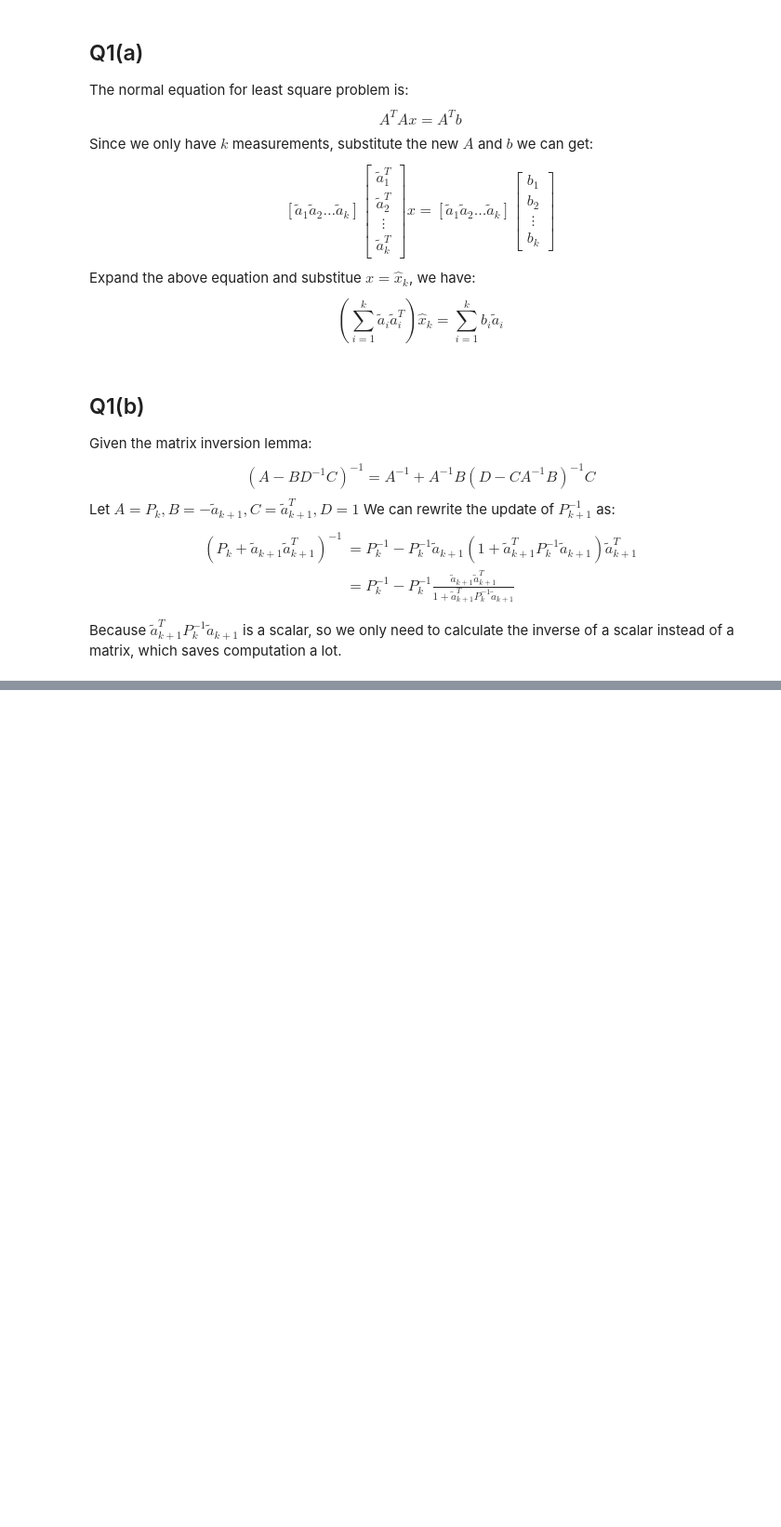
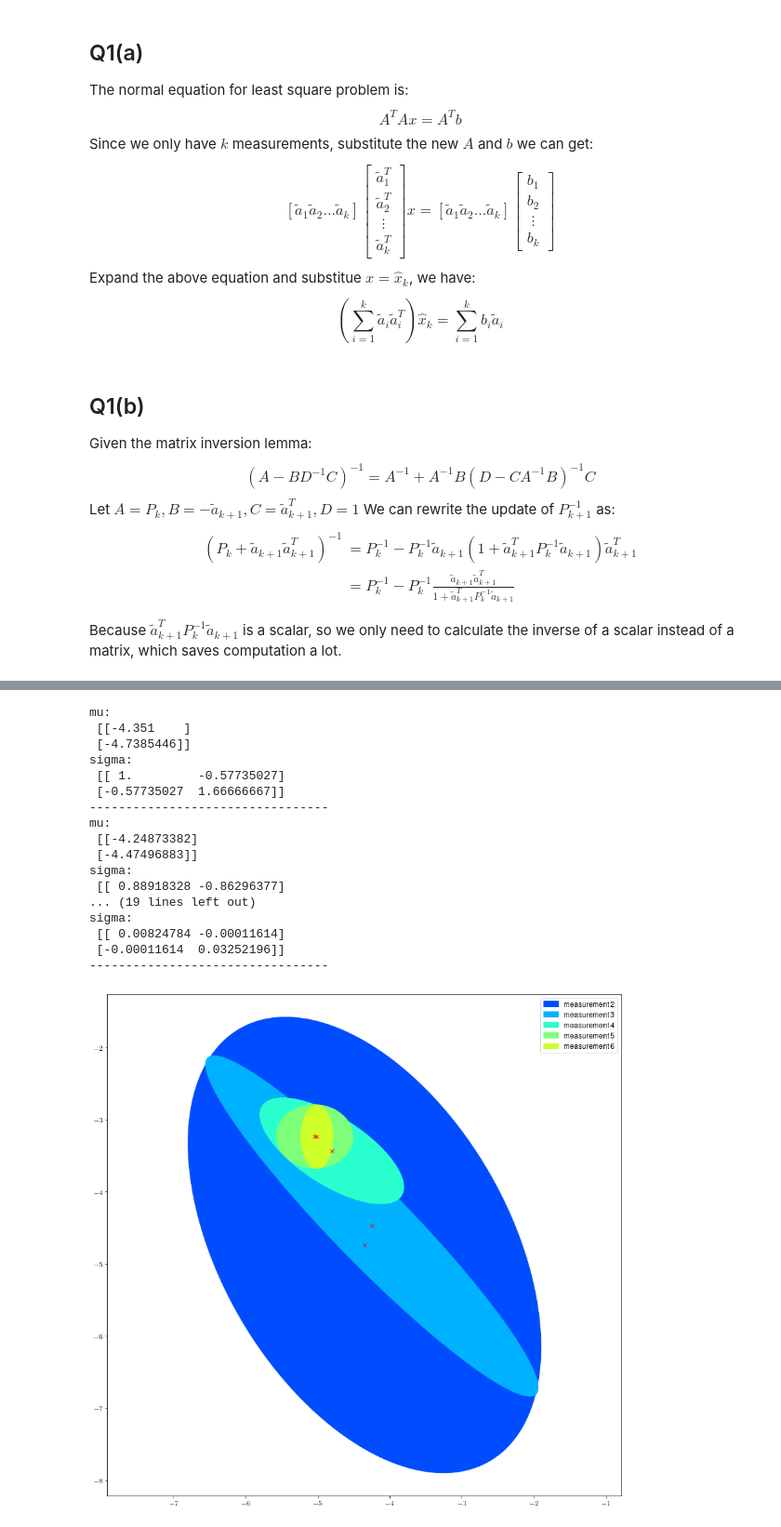
Before and after one commit to luorui93/ME7247, a Jupyter notebook: Homework_3.ipynb, the cells around one changed output, grey strips where cells are left out. Shown: that part at 93% size. Saved outputs shown, nothing was run; the diff lists cells and outputs as text; code cells hidden in the pictures; blank space fills up the shorter version.

```diff
--- a/Homework_3.ipynb
+++ b/Homework_3.ipynb
@@ -1,14 +1,15 @@
 # %%
 import numpy as np
 import matplotlib.pyplot as plt
-from scipy.linalg import sqrtm
+from scipy import stats
 
 plt.rcParams.update({
     "text.usetex": True,
     "font.size": 12,
     "font.family": "sans-serif",
     "font.sans-serif": ["Helvetica"],
-    "text.latex.preamble": r'\usepackage{amsfonts}'}
+    "text.latex.preamble": r'\usepackage{amsfonts}',
+}
 )
 # %% [markdown]
 ## Q1(a)
@@ -41,0 +291,74 @@ Because $\tilde{a}_{k+1}^TP^{-1}_k \tilde{a}_{k+1}$ is a scalar, so we only need
+# %%
+def estimation_position(A, iw, y):
+    mu = np.linalg.solve(A.T@A, A.T@y)
+    sigma = np.linalg.inv(A.T@iw@A)
+    return mu, sigma
+
+def plot_ellipse(ax, mu, sigma, i, color):
+    # Another way to plot ellipse: https://www.visiondummy.com/2014/04/draw-error-ellipse-representing-covariance-matrix/#google_vignette
+    # Calculate major and minor axes
+    u, s, vt = np.linalg.svd(sigma)
+    t = np.linspace(0, 2*np.pi, 200)
+    chi_square_var = stats.chi2.ppf(0.95, 2)
+    major = np.sqrt(s[0] *chi_square_var)
+    minor = np.sqrt(s[1] *chi_square_var)
+    x = major * np.cos(t)[:,np.newaxis]
+    y = minor * np.sin(t)[:,np.newaxis]
+
+    theta = np.arctan2(u[0][1], u[0][0])
+    # Left multiplication rotation matrix
+    R = np.array([[
+        np.cos(theta), -np.sin(theta)
+    ],[
+        np.sin(theta), np.cos(theta)
+    ]])
+
+    rot_p = R@(np.hstack((x,y)).T)
+    trans_p = rot_p + mu
+    ax.fill(trans_p[0],trans_p[1],label=f'measurement {i}', color=color)
+    ax.plot(mu[0], mu[1], 'x', color='red')
+
+
+# Prepare data
+theta = [0, 60, 225, 90, 135, 0]
+A_list = [[np.cos(t*np.pi/180), np.sin(t*np.pi/180)] for t in theta]
+A = -np.array(A_list)
+iw = np.diag([1,1,1/0.05,1/0.1,1/0.05,1/0.01])
+y = np.array([4.3510, 6.2792, -5.8264, 2.6491, -1.6033, 4.9427])[:, np.newaxis]
+
+
+# Estimate position
+fig = plt.figure(figsize=(15,15))
+ax = fig.add_subplot(1,1,1)
+color_map = plt.cm.get_cmap('jet')
+colors = [color_map(i/10) for i in range(10)]
+
+for i in range(2, 7):
+    x, sigma = estimation_position(A[0:i,0:i], iw[0:i,0:i], y[0:i])
+    print('mu:\n', x)
+    print('sigma:\n', sigma)
+    print("---------------------------------")
+    plot_ellipse(ax, x, sigma, i, colors[i])
+
+plt.axis('equal')
+plt.legend()
+plt.show()
+# %% [output]
+mu:
+ [[-4.351    ]
+ [-4.7385446]]
+sigma:
+ [[ 1.         -0.57735027]
+ [-0.57735027  1.66666667]]
+---------------------------------
+mu:
+ [[-4.24873382]
+ [-4.47496883]]
+sigma:
+ [[ 0.88918328 -0.86296377]
+... (19 lines left out)
+sigma:
+ [[ 0.00824784 -0.00011614]
+ [-0.00011614  0.03252196]]
+---------------------------------
+[figure, added]
```
Also changed, not shown: parts of 19 cells of this notebook.
